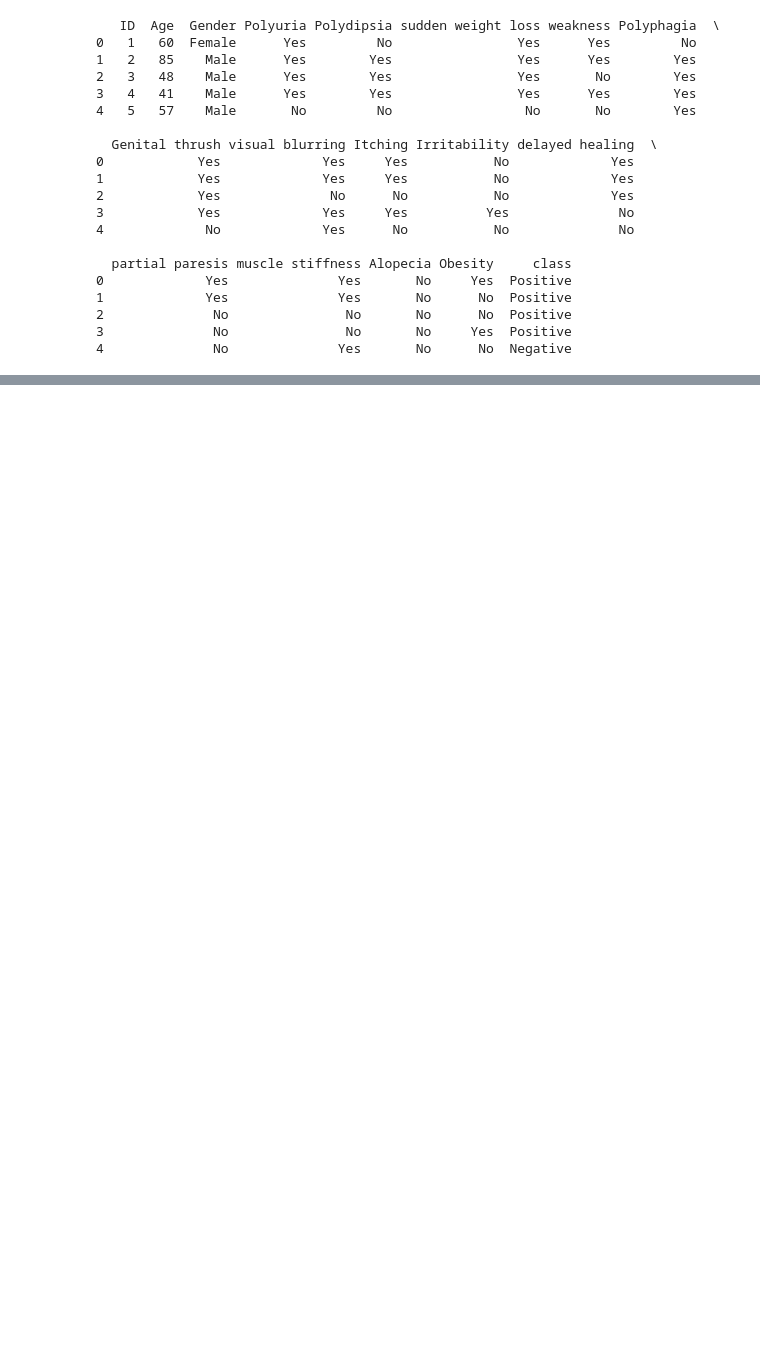
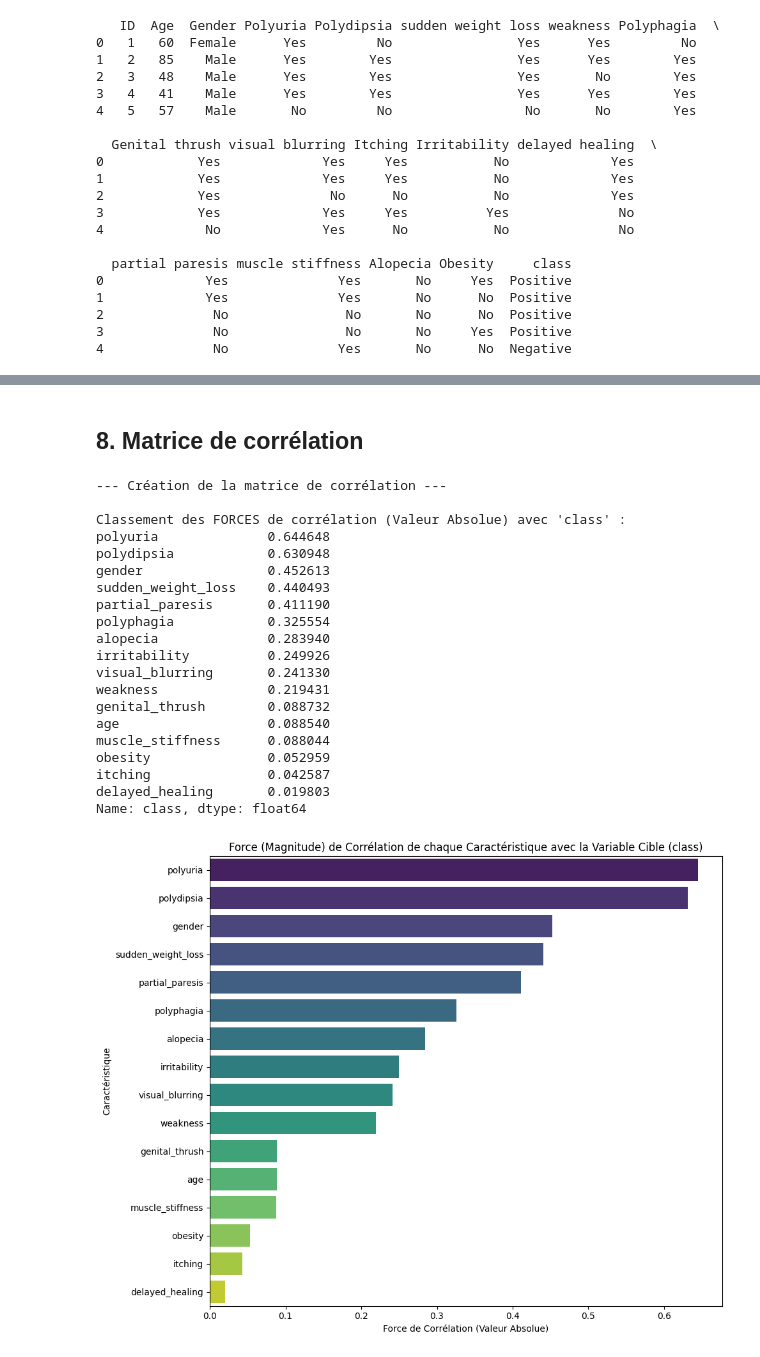
Before and after one commit to gprodi/diabete_simplon, a Jupyter notebook: diabete_v1.ipynb, the cells around one changed output, grey strips where cells are left out. Saved outputs shown, nothing was run; the diff lists cells and outputs as text; code cells hidden in the pictures; blank space fills up the shorter version.

```diff
--- a/diabete_v1.ipynb
+++ b/diabete_v1.ipynb
@@ -237,0 +224,51 @@ Dataset préparé sauvegardé sous 'data/diabtes_clean.csv'
+# %% [markdown]
+## 8. Matrice de corrélation
+# %%
+print("\n--- Création de la matrice de corrélation ---")
+# Calculer la matrice de corrélation
+corr_matrix = df_encoded.corr()
+
+# 2. SÉLECTIONNER LA COLONNE 'class' ET PRENDRE LA VALEUR ABSOLUE (Le changement principal)
+# Ceci nous donne la force de la relation, sans tenir compte de la direction.
+class_correlations_abs = corr_matrix['class'].abs().sort_values(ascending=False)
+
+# 3. Supprimer la corrélation de 'class' avec elle-même (qui est toujours 1)
+class_correlations_abs = class_correlations_abs.drop('class')
+
+# 4. Afficher les résultats sous forme de tableau
+print("\nClassement des FORCES de corrélation (Valeur Absolue) avec 'class' :")
+print(class_correlations_abs)
+
+# 5. Visualiser les corrélations avec un graphique à barres (uniquement positives)
+plt.figure(figsize=(10, 8))
+# Nous utilisons la série avec les valeurs absolues (uniquement positives)
+sns.barplot(x=class_correlations_abs.values,
+            y=class_correlations_abs.index,
+            palette='viridis') # La palette affiche toutes les barres en couleur positive
+plt.title('Force (Magnitude) de Corrélation de chaque Caractéristique avec la Variable Cible (class)')
+plt.xlabel('Force de Corrélation (Valeur Absolue)')
+plt.ylabel('Caractéristique')
+plt.tight_layout()
+plt.show()
+# %% [output]
+--- Création de la matrice de corrélation ---
+
+Classement des FORCES de corrélation (Valeur Absolue) avec 'class' :
+polyuria              0.644648
+polydipsia            0.630948
+gender                0.452613
+sudden_weight_loss    0.440493
+partial_paresis       0.411190
+polyphagia            0.325554
+alopecia              0.283940
+irritability          0.249926
+visual_blurring       0.241330
+weakness              0.219431
+genital_thrush        0.088732
+age                   0.088540
+muscle_stiffness      0.088044
+obesity               0.052959
+itching               0.042587
+delayed_healing       0.019803
+Name: class, dtype: float64
+[figure, added]
```
Also changed, not shown: parts of 52 cells of this notebook, 1 other file.
